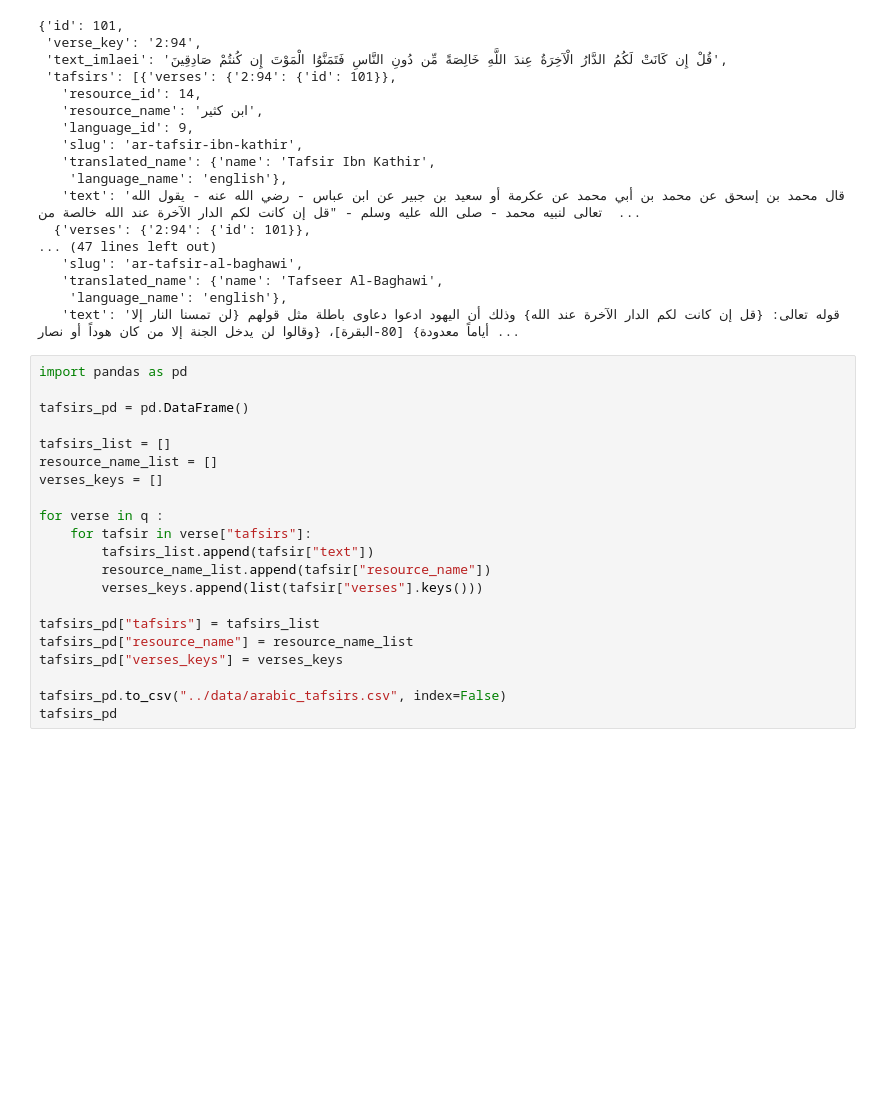
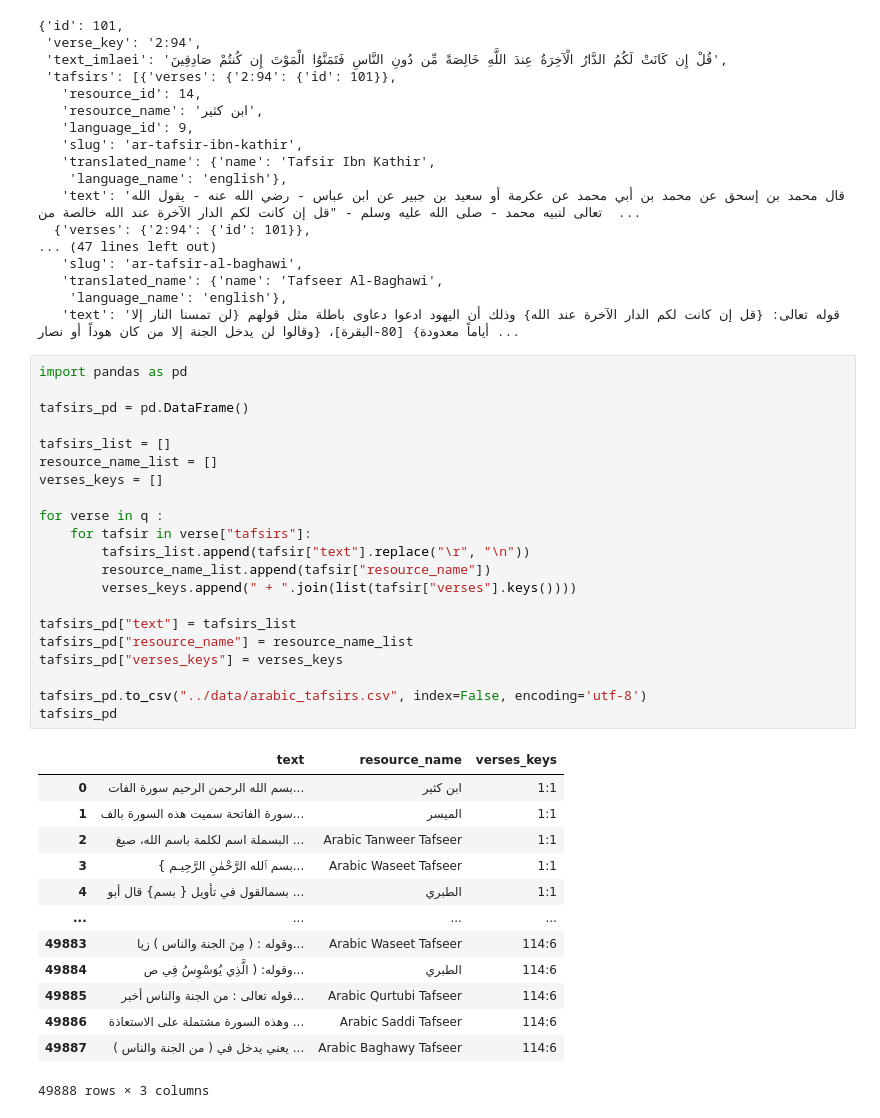
Before and after one commit to Mustapha-AJEGHRIR/islamic_search, a Jupyter notebook: data_src/quran.ipynb, the cells around one changed output. Cells and saved outputs as stored; diff of their text form; blank space fills up the shorter version.

```diff
--- a/data_src/quran.ipynb
+++ b/data_src/quran.ipynb
@@ -271,21 +272,35 @@ q[100]
 # %%
 import pandas as pd
 
 tafsirs_pd = pd.DataFrame()
 
 tafsirs_list = []
 resource_name_list = []
 verses_keys = []
 
 for verse in q :
     for tafsir in verse["tafsirs"]:
-        tafsirs_list.append(tafsir["text"])
+        tafsirs_list.append(tafsir["text"].replace("\r", "\n"))
         resource_name_list.append(tafsir["resource_name"])
-        verses_keys.append(list(tafsir["verses"].keys()))
+        verses_keys.append(" + ".join(list(tafsir["verses"].keys())))
 
-tafsirs_pd["tafsirs"] = tafsirs_list
+tafsirs_pd["text"] = tafsirs_list
 tafsirs_pd["resource_name"] = resource_name_list
 tafsirs_pd["verses_keys"] = verses_keys
 
-tafsirs_pd.to_csv("../data/arabic_tafsirs.csv", index=False)
+tafsirs_pd.to_csv("../data/arabic_tafsirs.csv", index=False, encoding='utf-8')
 tafsirs_pd
+# %% [output]
+|  | text | resource_name | verses_keys |
+| 0 | بسم الله الرحمن الرحيم سورة الفات... | ابن كثير | 1:1 |
+| 1 | سورة الفاتحة سميت هذه السورة بالف... | المیسر | 1:1 |
+| 2 | البسملة اسم لكلمة باسم الله، صيغ ... | Arabic Tanweer Tafseer | 1:1 |
+| 3 | { بسم ٱلله الرَّحْمٰنِ الرَّحِيـم... | Arabic Waseet Tafseer | 1:1 |
+| 4 | بسمالقول في تأويل { بسم} قال أبو ... | الطبري | 1:1 |
+| ... | ... | ... | ... |
+| 49883 | وقوله : ( مِنَ الجنة والناس ) زيا... | Arabic Waseet Tafseer | 114:6 |
+| 49884 | وقوله: ( الَّذِي يُوَسْوِسُ فِي ص... | الطبري | 114:6 |
+| 49885 | قوله تعالى : من الجنة والناس أخبر... | Arabic Qurtubi Tafseer | 114:6 |
+| 49886 | وهذه السورة مشتملة على الاستعاذة ... | Arabic Saddi Tafseer | 114:6 |
+| 49887 | ( من الجنة والناس ) يعني يدخل في ... | Arabic Baghawy Tafseer | 114:6 |
+49888 rows × 3 columns
```
Also changed, not shown: parts of 13 cells of this notebook.
